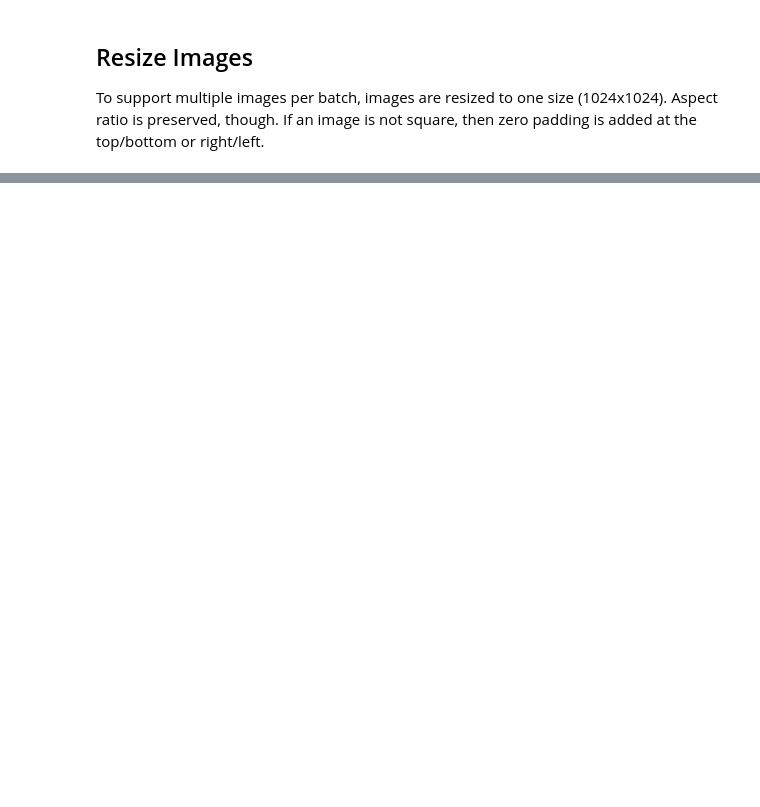
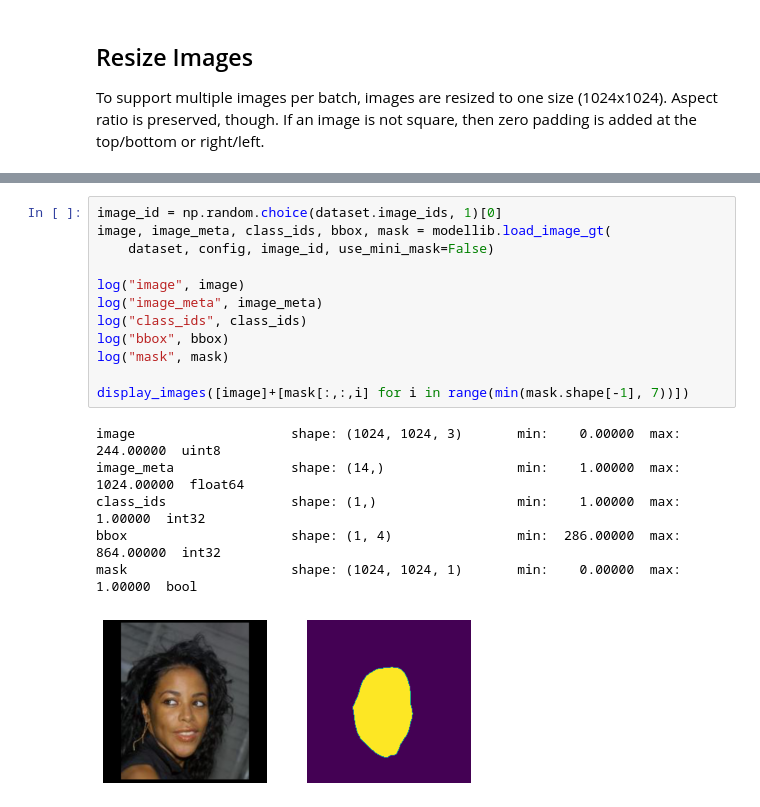
Before and after one commit to JhoLee/Mask_RCNN, a Jupyter notebook: samples/face/inspect_face_data.ipynb, the cells around one changed output, grey strips where cells are left out. Saved outputs shown, nothing was run; the diff lists cells and outputs as text; blank space fills up the shorter version.

```diff
--- a/samples/face/inspect_face_data.ipynb
+++ b/samples/face/inspect_face_data.ipynb
@@ -90,0 +161,19 @@ image = dataset.load_image(image_id)
+# %%
+image_id = np.random.choice(dataset.image_ids, 1)[0]
+image, image_meta, class_ids, bbox, mask = modellib.load_image_gt(
+    dataset, config, image_id, use_mini_mask=False)
+
+log("image", image)
+log("image_meta", image_meta)
+log("class_ids", class_ids)
+log("bbox", bbox)
+log("mask", mask)
+
+display_images([image]+[mask[:,:,i] for i in range(min(mask.shape[-1], 7))])
+# %% [output]
+image                    shape: (1024, 1024, 3)       min:    0.00000  max:  244.00000  uint8
+image_meta               shape: (14,)                 min:    1.00000  max: 1024.00000  float64
+class_ids                shape: (1,)                  min:    1.00000  max:    1.00000  int32
+bbox                     shape: (1, 4)                min:  286.00000  max:  864.00000  int32
+mask                     shape: (1024, 1024, 1)       min:    0.00000  max:    1.00000  bool
+[figure, added]
```
Also changed, not shown: parts of 25 cells of this notebook, 1 other file.
